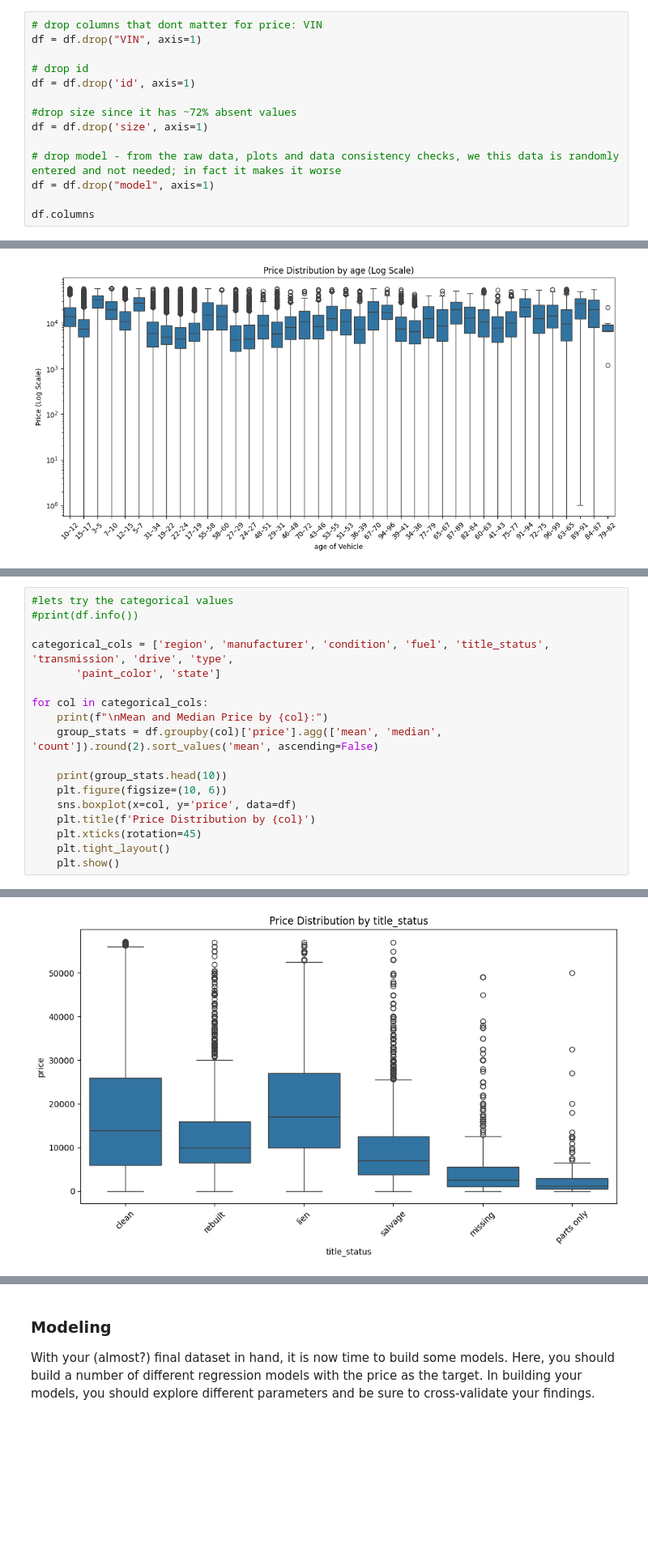
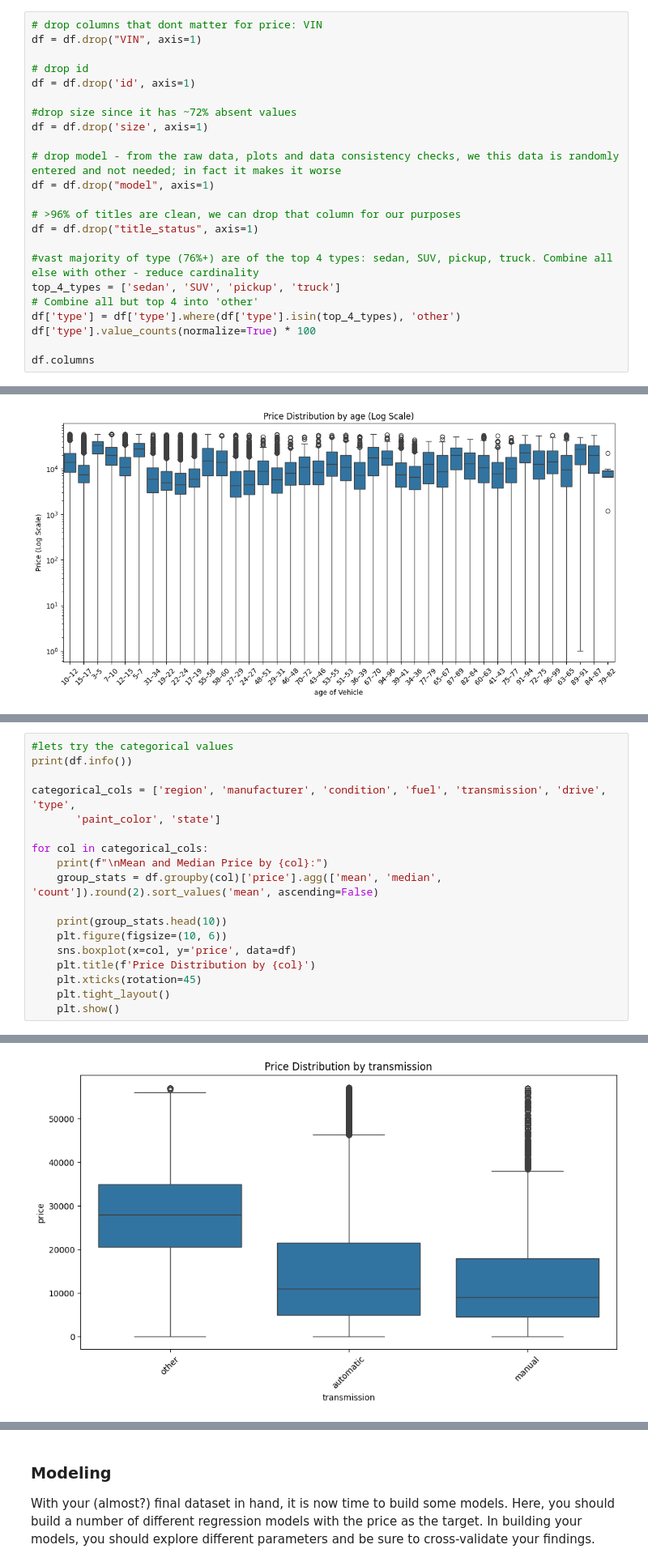
Before and after one commit to rbhat/practical_application_II_starter, a Jupyter notebook: prompt_II.ipynb, the cells around one changed output, grey strips where cells are left out. Shown at 81% size. Drawn from its saved outputs; the diff is of its cells as text; blank space fills up the shorter version.

```diff
--- a/prompt_II.ipynb
+++ b/prompt_II.ipynb
@@ -140,6 +140,15 @@ df = df.drop('size', axis=1)
 # drop model - from the raw data, plots and data consistency checks, we this data is randomly entered and not needed; in fact it makes it worse
 df = df.drop("model", axis=1)
 
+# >96% of titles are clean, we can drop that column for our purposes
+df = df.drop("title_status", axis=1)
+
+#vast majority of type (76%+) are of the top 4 types: sedan, SUV, pickup, truck. Combine all else with other - reduce cardinality
+top_4_types = ['sedan', 'SUV', 'pickup', 'truck']
+# Combine all but top 4 into 'other'
+df['type'] = df['type'].where(df['type'].isin(top_4_types), 'other')
+df['type'].value_counts(normalize=True) * 100
+
 df.columns
 # %% [output]
 Index(['region', 'price', 'year', 'manufacturer', 'condition', 'cylinders',
@@ -451,8 +470,8 @@ See the caveats in the documentation: https://pandas.pydata.org/pandas-docs/stab
 # %%
 #lets try the categorical values
-#print(df.info())
+print(df.info())
 
-categorical_cols = ['region', 'manufacturer', 'condition', 'fuel', 'title_status', 'transmission', 'drive', 'type',
+categorical_cols = ['region', 'manufacturer', 'condition', 'fuel', 'transmission', 'drive', 'type',
        'paint_color', 'state']
 
 for col in categorical_cols:
@@ -526 +546 @@ parts only     3103.30   1200.0     190
-[figure, old version]
+[figure, new version]
```
Also changed, not shown: parts of 18 cells of this notebook.
